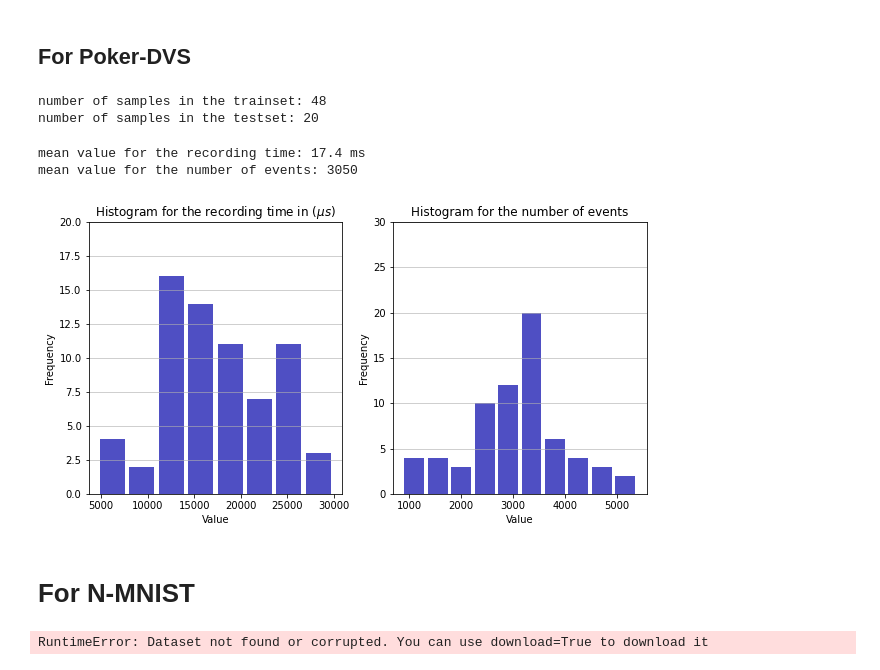
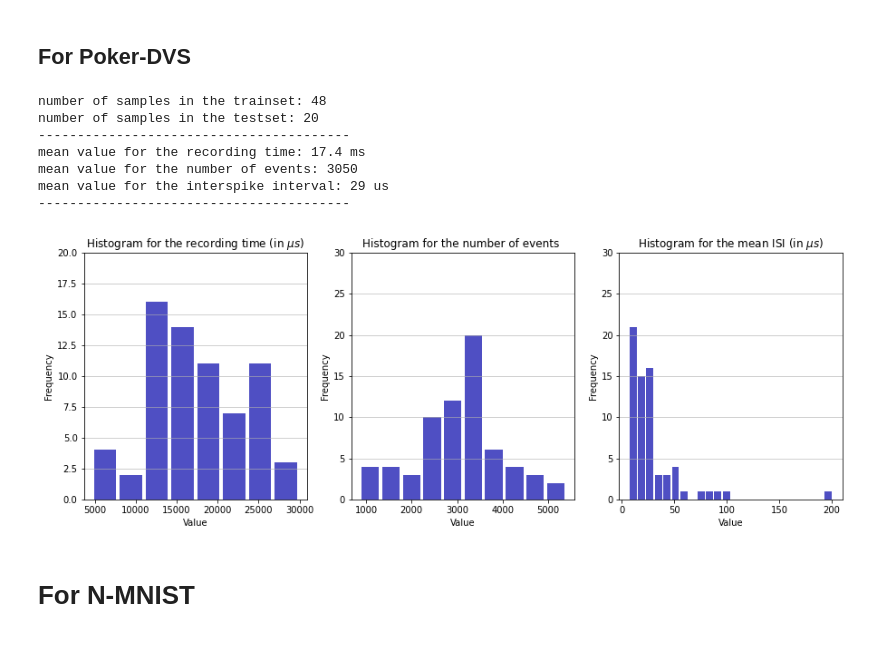
Before and after one commit to AntoineGrimaldi/HOTS, a Jupyter notebook: notebooks/DATASET_STATS.ipynb, the cells around one changed output. Drawn from its saved outputs; the diff is of its cells as text; code cells hidden in the pictures.

```diff
--- a/notebooks/DATASET_STATS.ipynb
+++ b/notebooks/DATASET_STATS.ipynb
@@ -13,14 +14,13 @@ import pickle
 # %%
 trainset = tonic.datasets.POKERDVS(save_to='../../Data', train = True, transform = tonic.transforms.NumpyAsType(int))
 testset = tonic.datasets.POKERDVS(save_to='../../Data', train = False, transform = tonic.transforms.NumpyAsType(int))
-
-print(f'number of samples in the trainset: {len(trainset)}')
-print(f'number of samples in the testset: {len(testset)}')
-
-x_index = trainset.ordering.index("x")
-y_index = trainset.ordering.index("y")
-t_index = trainset.ordering.index("t")
-p_index = trainset.ordering.index("p")
+get_dataset_info(trainset,testset)
 # %% [output]
 number of samples in the trainset: 48
 number of samples in the testset: 20
+----------------------------------------
+mean value for the recording time: 17.4 ms
+mean value for the number of events: 3050
+mean value for the interspike interval: 29 us
+----------------------------------------
+[figure, added]
@@ -40,58 +27,2 @@ for events, target in testset:
-# %%
-fig, axs = plt.subplots(1,2, figsize=(10,5))
-for i in range(2):
-    if i == 0:
-        x = recordingtime
-        ttl = 'recording time in ($\mu s$)'
-    else:
-        x = nbev
-        ttl = 'number of events'
-    #hist, bin_edges = np.histogram(x)
-    n, bins, patches = axs[i].hist(x=x, bins='auto', color='#0504aa',
-                                alpha=0.7, rwidth=0.85)
-    axs[i].grid(axis='y', alpha=0.75)
-    axs[i].set_xlabel('Value')
-    axs[i].set_ylabel('Frequency')
-    axs[i].set_title(f'Histogram for the {ttl}')
-    #axs[i].text(23, 45, r'$\mu=15, b=3$')
-    maxfreq = n.max()
-    # Set a clean upper y-axis limit.
-    axs[i].set_ylim(ymax=np.ceil(maxfreq / 10) * 10 if maxfreq % 10 else maxfreq + 10)
-print(f'mean value for the recording time: {np.round(np.mean(recordingtime),0)/1e3} ms')
-print(f'mean value for the number of events: {int(np.round(np.mean(nbev),0))}')
-# %% [output]
-mean value for the recording time: 17.4 ms
-mean value for the number of events: 3050
-[figure, removed]
 # %% [markdown]
 # For N-MNIST
-# %%
-trainset = tonic.datasets.NMNIST(save_to='../../Data',
-                                download=False, train = True
-                              )
-testset = tonic.datasets.NMNIST(save_to='../../Data',
-                                download=False, train = False
-                              )
-
-print(f'number of samples in the trainset: {len(trainset)}')
-print(f'number of samples in the testset: {len(testset)}')
-
-x_index = trainset.ordering.find("x")
-y_index = trainset.ordering.find("y")
-t_index = trainset.ordering.find("t")
-p_index = trainset.ordering.find("p")
-
-train_class = np.zeros(len(trainset.classes))
-test_class = np.zeros(len(trainset.classes))
-nbev = []
-recordingtime = []
-for events, target in trainset:
-    train_class[target]+=1
-    nbev.append(len(events))
-    recordingtime.append(events[:,t_index][-1])
-for events, target in testset:
-    test_class[target]+=1
-    nbev.append(len(events))
-    recordingtime.append(events[:,t_index][-1])
-# %% [output]
-RuntimeError: Dataset not found or corrupted. You can use download=True to download it
```
Also changed, not shown: parts of 10 cells of this notebook, 3 other files.
